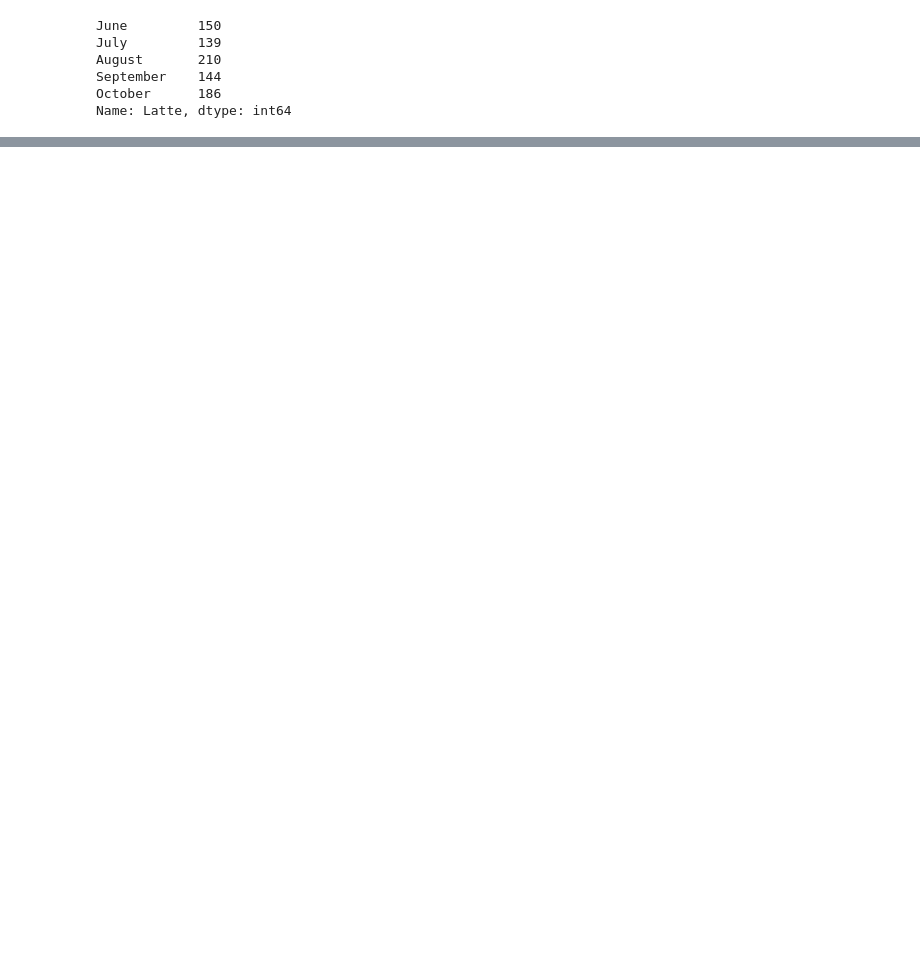
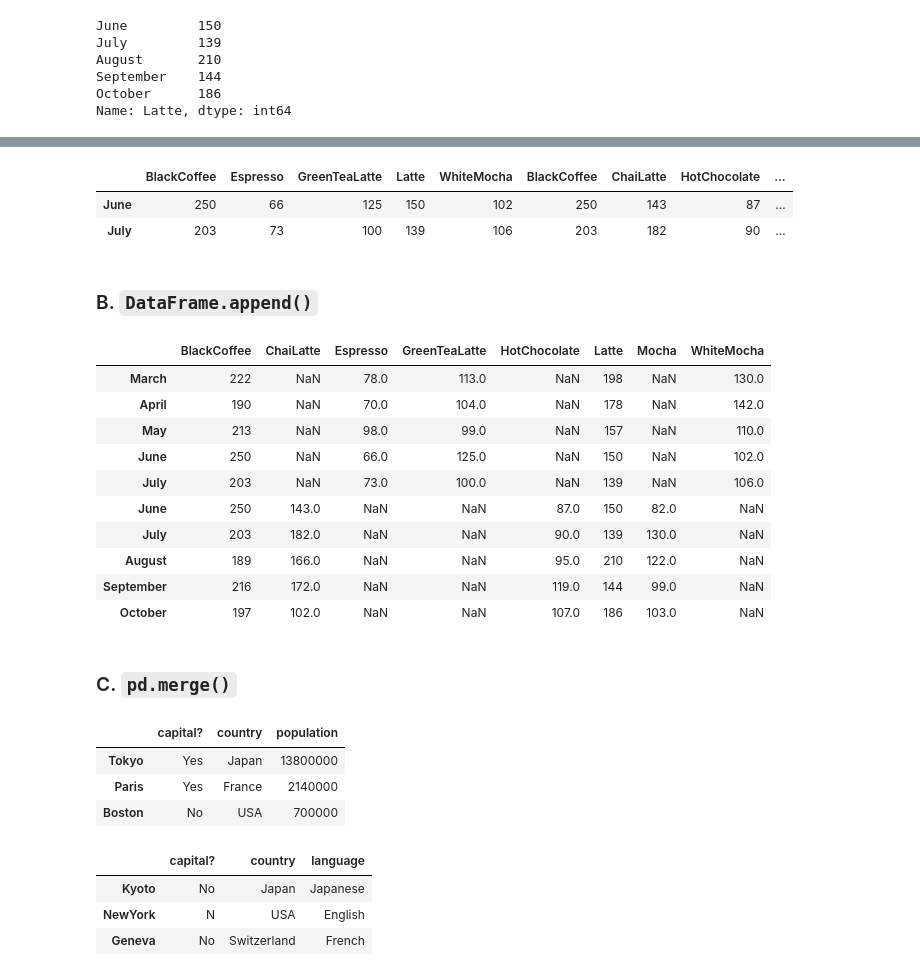
Before and after one commit to SeiyaKobayashi/PythonReview, a Jupyter notebook: pandas_Basics.ipynb, the cells around one changed output, grey strips where cells are left out. Cells and saved outputs as stored; diff of their text form; code cells hidden in the pictures; blank space fills up the shorter version.

```diff
--- a/pandas_Basics.ipynb
+++ b/pandas_Basics.ipynb
@@ -109,0 +233,25 @@ purchases[purchases['Black Coffee'] > 200]
+# %%
+pd.concat([df_1, df_2], join='inner', axis=1)
+# %% [output]
+|  | BlackCoffee | Espresso | GreenTeaLatte | Latte | WhiteMocha | BlackCoffee | ChaiLatte | HotChocolate | ... |
+| June | 250 | 66 | 125 | 150 | 102 | 250 | 143 | 87 | ... |
+| July | 203 | 73 | 100 | 139 | 106 | 203 | 182 | 90 | ... |
+# %% [markdown]
+### B. `DataFrame.append()`
+# %%
+# Same as 'pd.concat([df_1, df_2])'
+df_1.append(df_2)
+# %% [output]
+|  | BlackCoffee | ChaiLatte | Espresso | GreenTeaLatte | HotChocolate | Latte | Mocha | WhiteMocha |
+| March | 222 | NaN | 78.0 | 113.0 | NaN | 198 | NaN | 130.0 |
+| April | 190 | NaN | 70.0 | 104.0 | NaN | 178 | NaN | 142.0 |
+| May | 213 | NaN | 98.0 | 99.0 | NaN | 157 | NaN | 110.0 |
+| June | 250 | NaN | 66.0 | 125.0 | NaN | 150 | NaN | 102.0 |
+| July | 203 | NaN | 73.0 | 100.0 | NaN | 139 | NaN | 106.0 |
+| June | 250 | 143.0 | NaN | NaN | 87.0 | 150 | 82.0 | NaN |
+| July | 203 | 182.0 | NaN | NaN | 90.0 | 139 | 130.0 | NaN |
+| August | 189 | 166.0 | NaN | NaN | 95.0 | 210 | 122.0 | NaN |
+| September | 216 | 172.0 | NaN | NaN | 119.0 | 144 | 99.0 | NaN |
+| October | 197 | 102.0 | NaN | NaN | 107.0 | 186 | 103.0 | NaN |
+# %% [markdown]
+### C. `pd.merge()`
@@ -109,0 +270,14 @@ purchases[purchases['Black Coffee'] > 200]
+# %%
+df_3
+# %% [output]
+|  | capital? | country | population |
+| Tokyo | Yes | Japan | 13800000 |
+| Paris | Yes | France | 2140000 |
+| Boston | No | USA | 700000 |
+# %%
+df_4
+# %% [output]
+|  | capital? | country | language |
+| Kyoto | No | Japan | Japanese |
+| NewYork | N | USA | English |
+| Geneva | No | Switzerland | French |
```
Also changed, not shown: parts of 41 cells of this notebook.
